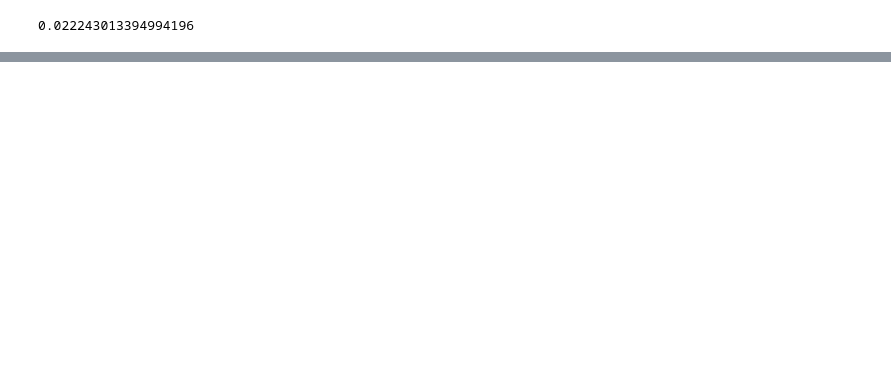
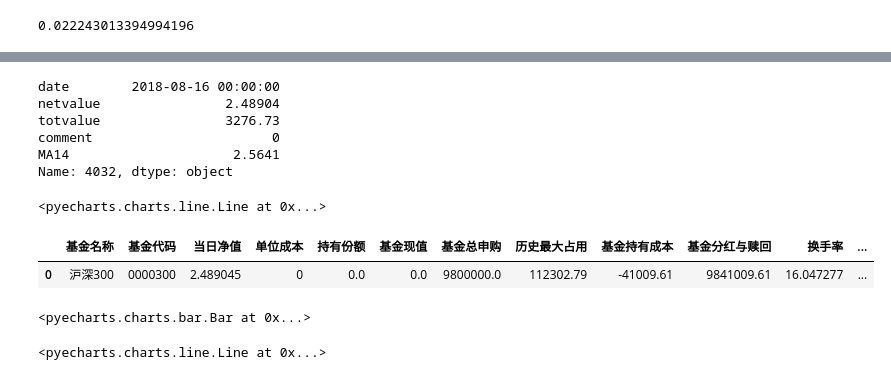
Before and after one commit to refraction-ray/xalpha, a Jupyter notebook: doc/samples/policy.ipynb, the cells around one changed output, grey strips where cells are left out. Cells and saved outputs as stored; diff of their text form; code cells hidden in the pictures; blank space fills up the shorter version.

Commit message:
policy doc update

```diff
--- a/doc/samples/policy.ipynb
+++ b/doc/samples/policy.ipynb
@@ -150,0 +154,2 @@ gfc_cb.xirrrate() # 系统总计收益年化勉强为正
+# %%
+hs300 = xa.indexinfo('0000300') # 获取指数作为假想的无摩擦成本的投资标的
@@ -150,0 +158,32 @@ gfc_cb.xirrrate() # 系统总计收益年化勉强为正
+# %%
+hs300.price.iloc[-1] # 此时 info 类的 price 表将自动添加一列 MA14
+# %% [output]
+date        2018-08-16 00:00:00
+netvalue                2.48904
+totvalue                3276.73
+comment                       0
+MA14                     2.5641
+Name: 4032, dtype: object
+# %%
+hs300.v_techindex(col=['MA14'],is_symbol_show=False) # 均线和指数的纠缠
+# %% [output]
+<pyecharts.charts.line.Line at 0x...>
+# %%
+st  = xa.policy.indicator_cross(hs300, start = '2013-01-01', col=('netvalue','MA14'))
+# col 参量为一个两字符串的 tuple，每个代表标的价格表的一列名，当前者上穿后者时买入，反之卖出
+# 具体到这里，就是最经典的一个趋势短线策略，价格涨过某条均线就买入，反之卖出
+# %%
+hs300_t = xa.trade(hs300, st.status) #模拟真实交易
+# %%
+hs300_t.dailyreport() # 盈利一般
+# %% [output]
+|  | 基金名称 | 基金代码 | 当日净值 | 单位成本 | 持有份额 | 基金现值 | 基金总申购 | 历史最大占用 | 基金持有成本 | 基金分红与赎回 | 换手率 | ... |
+| 0 | 沪深300 | 0000300 | 2.489045 | 0 | 0.0 | 0.0 | 9800000.0 | 112302.79 | -41009.61 | 9841009.61 | 16.047277 | ... |
+# %%
+hs300_t.v_tradevolume() # 交易详情，相当高频，换手率 16 代表每笔的持有时间约为 1/16 年，即不到一个月
+# %% [output]
+<pyecharts.charts.bar.Bar at 0x...>
+# %%
+hs300_t.v_tradecost(is_symbol_show=False) # 持仓成本降低缓慢
+# %% [output]
+<pyecharts.charts.line.Line at 0x...>
```
Also changed, not shown: parts of 11 cells of this notebook, 4 other files.
